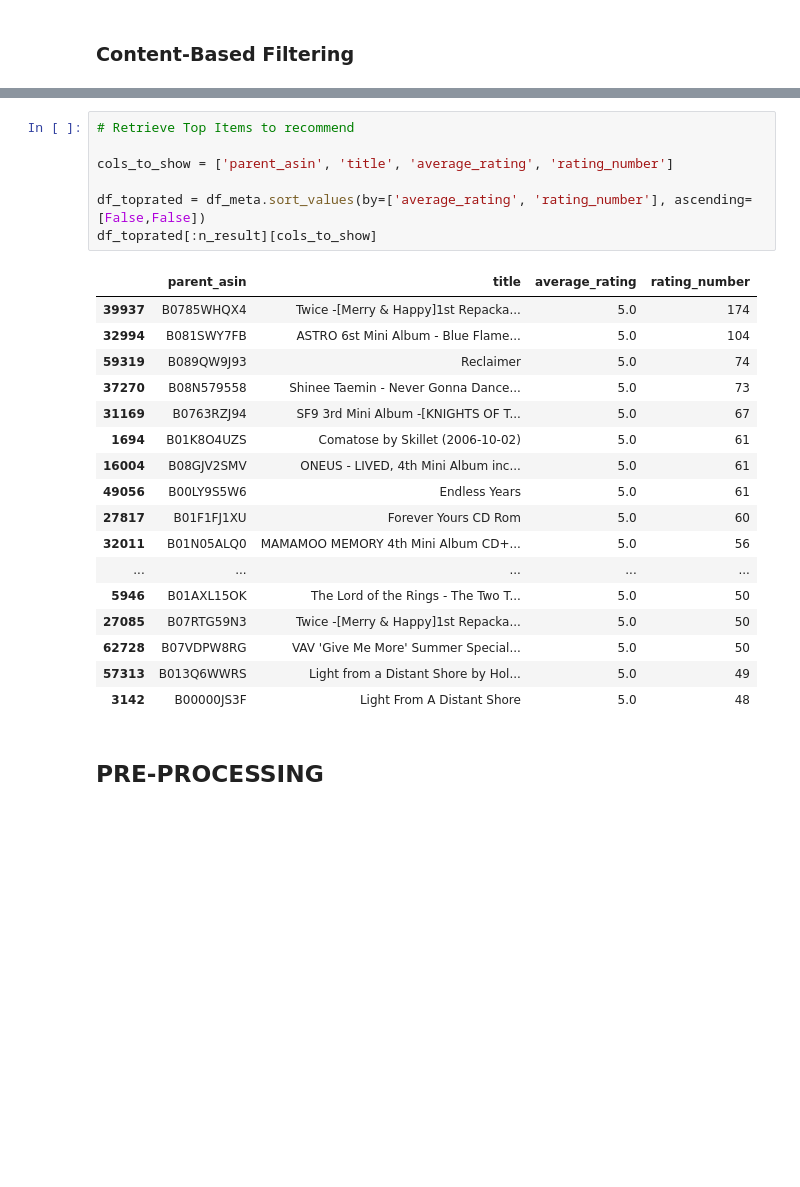
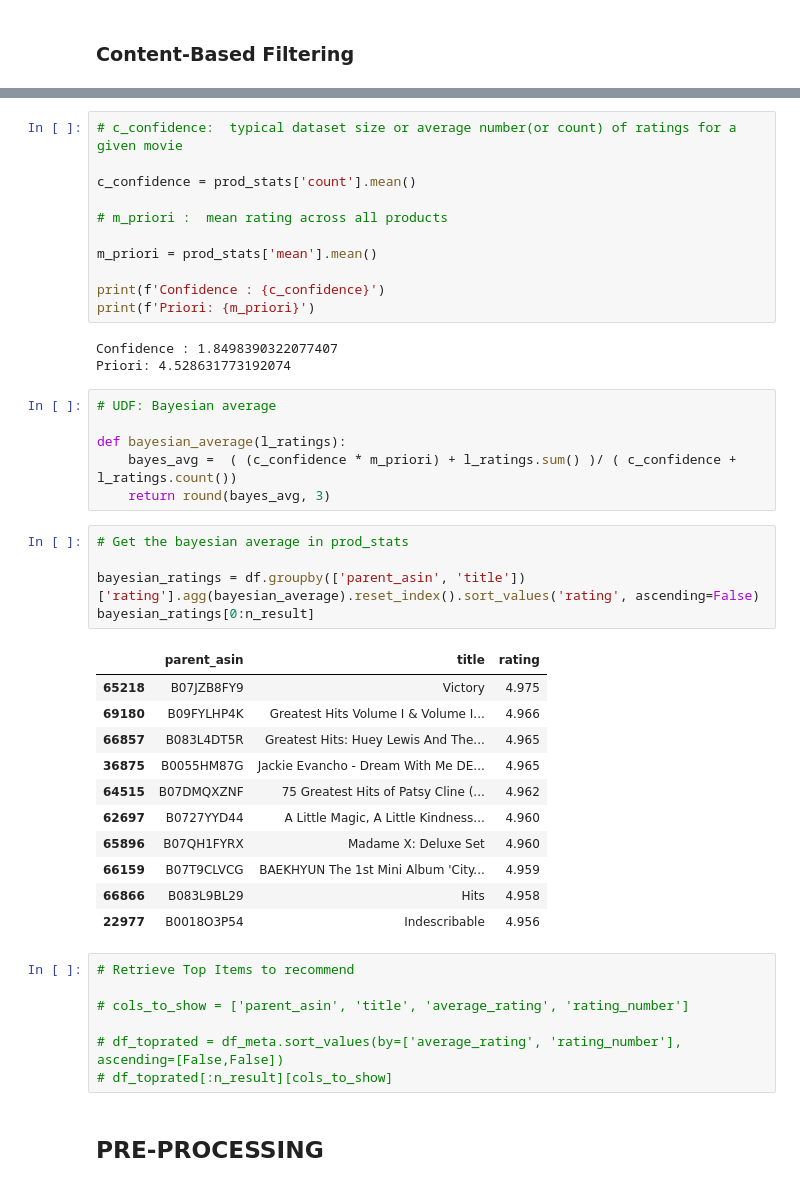
Before and after one commit to ds-edu/capstone3-recsys, a Jupyter notebook: recommender/notebooks/recsys.ipynb, the cells around one changed output, grey strips where cells are left out. Drawn from its saved outputs; the diff is of its cells as text; blank space fills up the shorter version.

```diff
--- a/recommender/notebooks/recsys.ipynb
+++ b/recommender/notebooks/recsys.ipynb
@@ -343,28 +361,47 @@ Top items to show : 20
+# %%
+# c_confidence:  typical dataset size or average number(or count) of ratings for a given movie
+
+c_confidence = prod_stats['count'].mean()
+
+# m_priori :  mean rating across all products
+
+m_priori = prod_stats['mean'].mean()
+
+print(f'Confidence : {c_confidence}')
+print(f'Priori: {m_priori}')
+# %% [output]
+Confidence : 1.8498390322077407
+Priori: 4.528631773192074
+# %%
+# UDF: Bayesian average
+
+def bayesian_average(l_ratings):
+    bayes_avg =  ( (c_confidence * m_priori) + l_ratings.sum() )/ ( c_confidence + l_ratings.count())
+    return round(bayes_avg, 3)
+# %%
+# Get the bayesian average in prod_stats
+
+bayesian_ratings = df.groupby(['parent_asin', 'title'])['rating'].agg(bayesian_average).reset_index().sort_values('rating', ascending=False)
+bayesian_ratings[0:n_result]
+# %% [output]
+|  | parent_asin | title | rating |
+| 65218 | B07JZB8FY9 | Victory | 4.975 |
+| 69180 | B09FYLHP4K | Greatest Hits Volume I & Volume I... | 4.966 |
+| 66857 | B083L4DT5R | Greatest Hits: Huey Lewis And The... | 4.965 |
+| 36875 | B0055HM87G | Jackie Evancho - Dream With Me DE... | 4.965 |
+| 64515 | B07DMQXZNF | 75 Greatest Hits of Patsy Cline (... | 4.962 |
+| 62697 | B0727YYD44 | A Little Magic, A Little Kindness... | 4.960 |
+| 65896 | B07QH1FYRX | Madame X: Deluxe Set | 4.960 |
+| 66159 | B07T9CLVCG | BAEKHYUN The 1st Mini Album 'City... | 4.959 |
+| 66866 | B083L9BL29 | Hits | 4.958 |
+| 22977 | B0018O3P54 | Indescribable | 4.956 |
 # %%
 # Retrieve Top Items to recommend
 
-cols_to_show = ['parent_asin', 'title', 'average_rating', 'rating_number']
+# cols_to_show = ['parent_asin', 'title', 'average_rating', 'rating_number']
 
-df_toprated = df_meta.sort_values(by=['average_rating', 'rating_number'], ascending=[False,False])
-df_toprated[:n_result][cols_to_show]
+# df_toprated = df_meta.sort_values(by=['average_rating', 'rating_number'], ascending=[False,False])
+# df_toprated[:n_result][cols_to_show]
-# %% [output]
-|  | parent_asin | title | average_rating | rating_number |
-| 39937 | B0785WHQX4 | Twice -[Merry & Happy]1st Repacka... | 5.0 | 174 |
-| 32994 | B081SWY7FB | ASTRO 6st Mini Album - Blue Flame... | 5.0 | 104 |
-| 59319 | B089QW9J93 | Reclaimer | 5.0 | 74 |
-| 37270 | B08N579558 | Shinee Taemin - Never Gonna Dance... | 5.0 | 73 |
-| 31169 | B0763RZJ94 | SF9 3rd Mini Album -[KNIGHTS OF T... | 5.0 | 67 |
-| 1694 | B01K8O4UZS | Comatose by Skillet (2006-10-02) | 5.0 | 61 |
-| 16004 | B08GJV2SMV | ONEUS - LIVED, 4th Mini Album inc... | 5.0 | 61 |
-| 49056 | B00LY9S5W6 | Endless Years | 5.0 | 61 |
-| 27817 | B01F1FJ1XU | Forever Yours CD Rom | 5.0 | 60 |
-| 32011 | B01N05ALQ0 | MAMAMOO MEMORY 4th Mini Album CD+... | 5.0 | 56 |
-| ... | ... | ... | ... | ... |
-| 5946 | B01AXL15OK | The Lord of the Rings - The Two T... | 5.0 | 50 |
-| 27085 | B07RTG59N3 | Twice -[Merry & Happy]1st Repacka... | 5.0 | 50 |
-| 62728 | B07VDPW8RG | VAV 'Give Me More' Summer Special... | 5.0 | 50 |
-| 57313 | B013Q6WWRS | Light from a Distant Shore by Hol... | 5.0 | 49 |
-| 3142 | B00000JS3F | Light From A Distant Shore | 5.0 | 48 |
 # %% [markdown]
 ## PRE-PROCESSING
 # %% [markdown]
```
Also changed, not shown: parts of 20 cells of this notebook.
